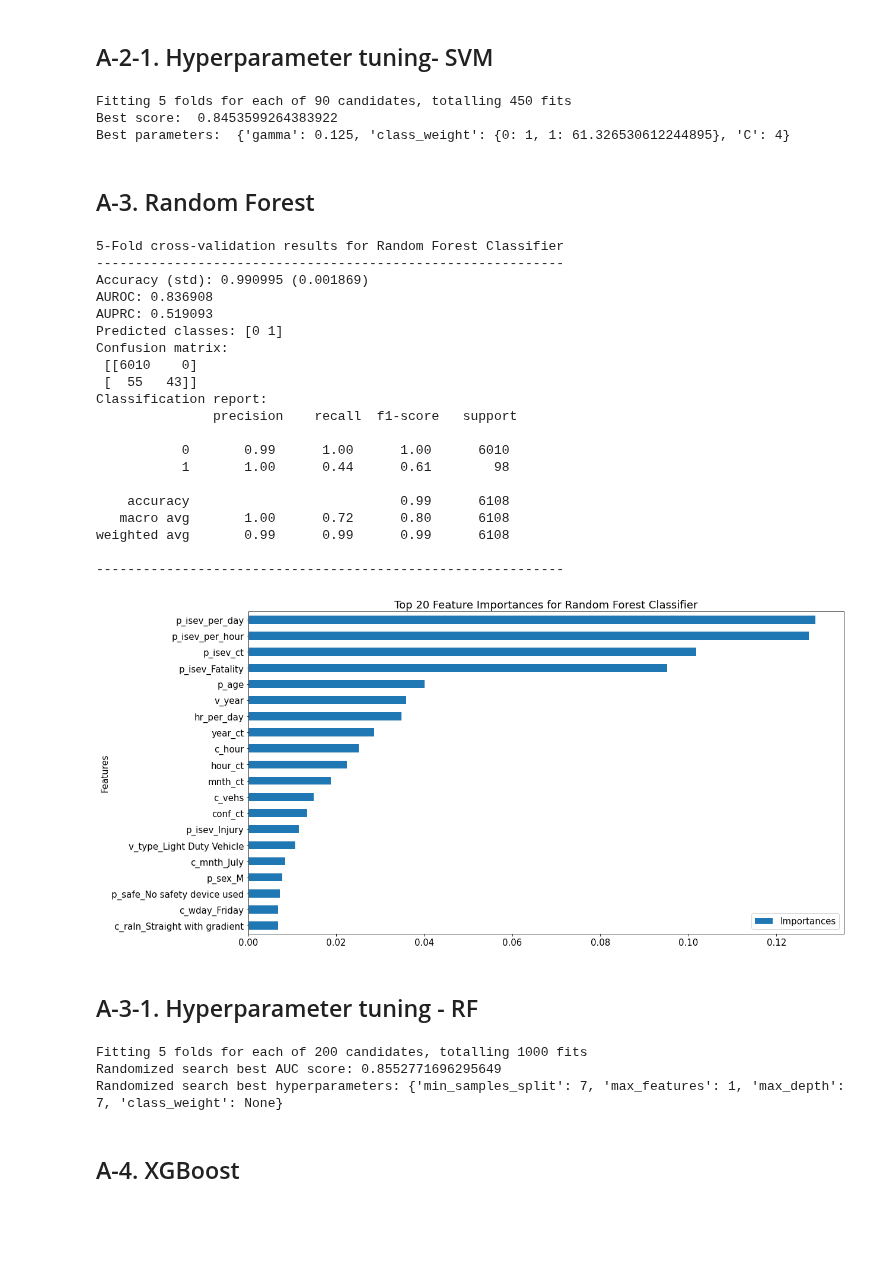
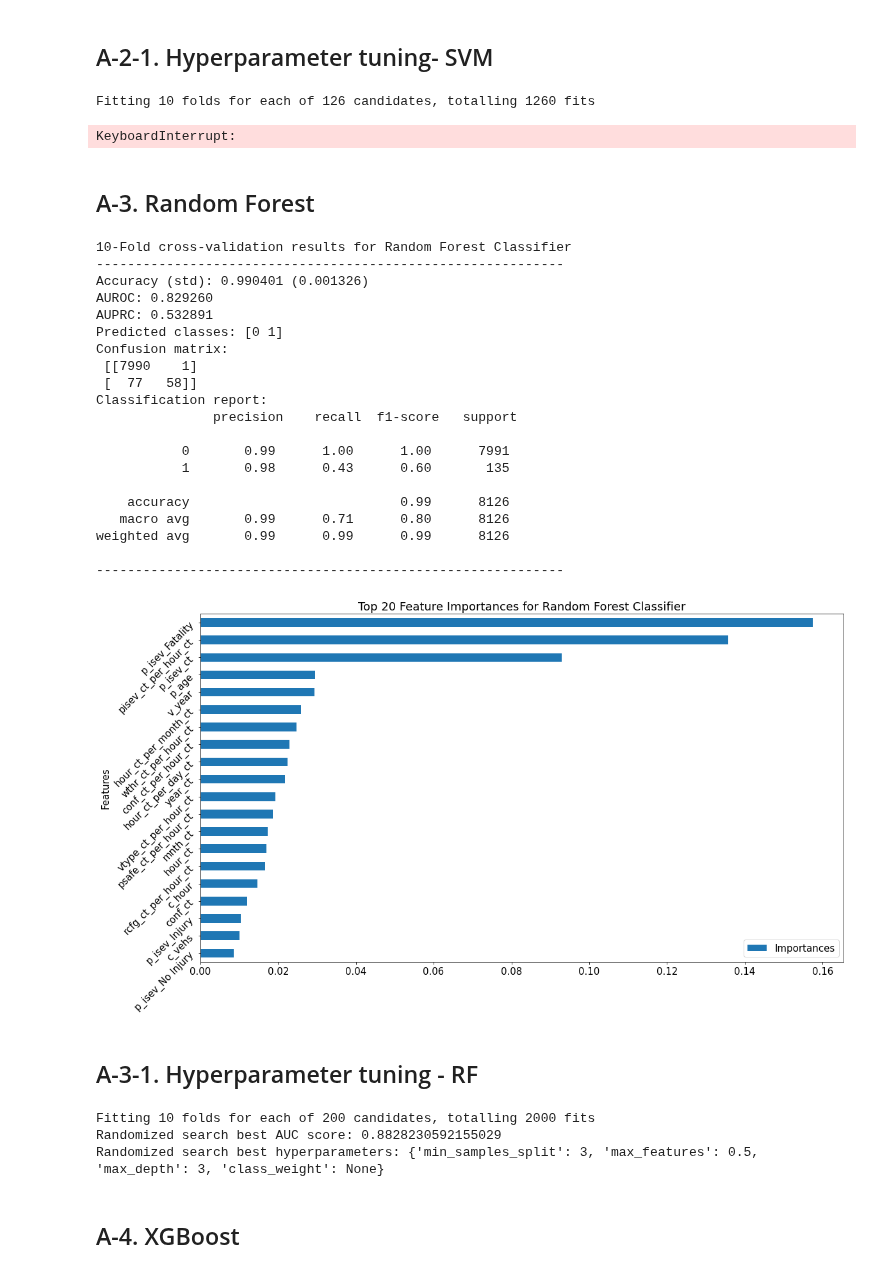
Before and after one commit to Owerre/imbalanced-learning, a Jupyter notebook: canada-collision/notebooks/05-ml.ipynb, the cells around one changed output. Drawn from its saved outputs; the diff is of its cells as text; code cells hidden in the pictures; blank space fills up the shorter version.

```diff
--- a/canada-collision/notebooks/05-ml.ipynb
+++ b/canada-collision/notebooks/05-ml.ipynb
@@ -66,7 +59,8 @@ import joblib
 %run -i '../src/helper/ml.py'
 # %%
-# Instantiate the class
+# Instantiate the classes
 transfxn = TransformationPipeline()
+imputer = DataFrameImputer()
 model = SupervisedModels()
 # %% [markdown]
 # Load data
@@ -132,11 +144,7 @@ X2.to_pickle('../data/collision.pkl')
 df_small = pd.read_pickle('../data/collision.pkl')
 # %%
 # Feature matrix and class label
-cols_to_drop = ['c_case', 'p_id', 'v_id',  'class', 'c_traf',
-                'v_type_ind', 'p_psn_ind', 'c_wthr_ind',
-                'c_raln_ind', 'c_rsur_ind', 'c_traf_ind',
-                'conf_per_day', 'conf_per_hour'
-                ]
+cols_to_drop = ['c_case', 'p_id', 'v_id', 'class']
 X, y = df_small.drop(cols_to_drop, axis = 1), df_small['class']
 # %%
 print('Data size:', X.shape, y.shape)
@@ -171,0 +182,6 @@ Name: class, dtype: float64
+# %%
+# Fit transform the training set
+X_train_imputed = imputer.fit_transform(X_train)
+
+# Only transform the test set
+X_test_imputed = imputer.transform(X_test)
@@ -172,6 +190,6 @@ Name: class, dtype: float64
 # %%
 # Transform and scale data
-X_train_scaled, X_test_scaled, feat_names = transfxn.preprocessing(X_train, X_test)
+X_train_scaled, X_test_scaled, feat_names = transfxn.preprocessing(X_train_imputed, X_test_imputed)
 # %%
 # Size of the data after pre-processing
 print('Training set size after pre-processing:', X_train_scaled.shape)
@@ -291,7 +308,7 @@ params = {'C': [2**x for x in range(-2,8,2)],
 
 # Randomized search for SVM
 svm_clf = SVC(probability = True, kernel = 'rbf')
-rsearch_svm = RandomizedSearchCV(svm_clf, param_distributions = params, cv = 5,
+rsearch_svm = RandomizedSearchCV(svm_clf, param_distributions = params, cv = 10,
                                  scoring = 'roc_auc', n_iter =200,
                                  n_jobs = -1,random_state = 42, verbose = 1)
 # Fit the training set
@@ -300,9 +317,8 @@ rsearch_svm.fit(X_train_scaled, y_train)
 # Pickle trained model
 joblib.dump(rsearch_svm.best_estimator_, '../src/model/svm_clf.pkl')
 
-print('Best score: ', rsearch_svm.best_score_)
+print('Best AUC score: ', rsearch_svm.best_score_)
 print('Best parameters: ', rsearch_svm.best_params_)
 # %% [output]
-Fitting 5 folds for each of 90 candidates, totalling 450 fits
-Best score:  0.8453599264383922
-Best parameters:  {'gamma': 0.125, 'class_weight': {0: 1, 1: 61.326530612244895}, 'C': 4}
+Fitting 10 folds for each of 126 candidates, totalling 1260 fits
+KeyboardInterrupt:
@@ -310,42 +328,43 @@ Best parameters:  {'gamma': 0.125, 'class_weight': {0: 1, 1: 61.326530612244895}
 ## A-3. Random Forest
 # %%
 rf_clf = RandomForestClassifier(random_state = 42)
-model.eval_metrics_cv(rf_clf, X_train_scaled, y_train, cv_fold = 5, scoring = 'accuracy',
+model.eval_metrics_cv(rf_clf, X_train_scaled, y_train, cv_fold = 10, scoring = 'accuracy',
                       model_nm = "Random Forest Classifier")
 # %% [output]
-5-Fold cross-validation results for Random Forest Classifier
+10-Fold cross-validation results for Random Forest Classifier
 ------------------------------------------------------------
-Accuracy (std): 0.990995 (0.001869)
-AUROC: 0.836908
-AUPRC: 0.519093
+Accuracy (std): 0.990401 (0.001326)
+AUROC: 0.829260
+AUPRC: 0.532891
 Predicted classes: [0 1]
 Confusion matrix:
- [[6010    0]
- [  55   43]]
+ [[7990    1]
+ [  77   58]]
 Classification report:
                precision    recall  f1-score   support
 
-           0       0.99      1.00      1.00      6010
-           1       1.00      0.44      0.61        98
+           0       0.99      1.00      1.00      7991
+           1       0.98      0.43      0.60       135
 
-    accuracy                           0.99      6108
-   macro avg       1.00      0.72      0.80      6108
-weighted avg       0.99      0.99      0.99      6108
+    accuracy                           0.99      8126
+   macro avg       0.99      0.71      0.80      8126
+weighted avg       0.99      0.99      0.99      8126
 
 ------------------------------------------------------------
 # %%
 # Compute feature importances
 importances_df = pd.DataFrame({'Features': feat_names,
                                 'Importances': rf_clf.feature_importances_
                                 })
 # Bar plot
 importances_df.sort_values('Importances', ascending = True, inplace = True)
 importances_df.set_index('Features', inplace = True)
 importances_df.tail(20).plot(kind='barh', figsize = (18,10))
+plt.yticks(rotation = 45)
 plt.title('Top 20 Feature Importances for Random Forest Classifier')
 plt.show()
 # %% [output]
-[figure, old version]
+[figure, new version]
 # %% [markdown]
 ## A-3-1.  Hyperparameter tuning - RF
 # %%
@@ -359,7 +378,7 @@ params = {'max_features': [0.5, 1, 'sqrt', 'log2', None],
 # Randomized search
 rf_clf = RandomForestClassifier(n_estimators = 1000, random_state = 42)
 rsearch_rf = RandomizedSearchCV(estimator = rf_clf, param_distributions = params,
-                                scoring = 'roc_auc', cv = 5, n_jobs = -1, n_iter = 200,
+                                scoring = 'roc_auc', cv = 10, n_jobs = -1, n_iter = 200,
                                 random_state = 42, verbose = 1)
 # Fit the  training set
 rsearch_rf.fit(X_train_scaled, y_train)
@@ -371,9 +390,9 @@ joblib.dump(rsearch_rf.best_estimator_, '../src/model/rf_clf.pkl')
 print('Randomized search best AUC score:', rsearch_rf.best_score_)
 print('Randomized search best hyperparameters:', rsearch_rf.best_params_)
 # %% [output]
-Fitting 5 folds for each of 200 candidates, totalling 1000 fits
-Randomized search best AUC score: 0.8552771696295649
-Randomized search best hyperparameters: {'min_samples_split': 7, 'max_features': 1, 'max_depth': 7, 'class_weight': None}
+Fitting 10 folds for each of 200 candidates, totalling 2000 fits
+Randomized search best AUC score: 0.8828230592155029
+Randomized search best hyperparameters: {'min_samples_split': 3, 'max_features': 0.5, 'max_depth': 3, 'class_weight': None}
 # %% [markdown]
 ## A-4. XGBoost
 # %%
```
Also changed, not shown: parts of 42 cells of this notebook, 41 other files.
